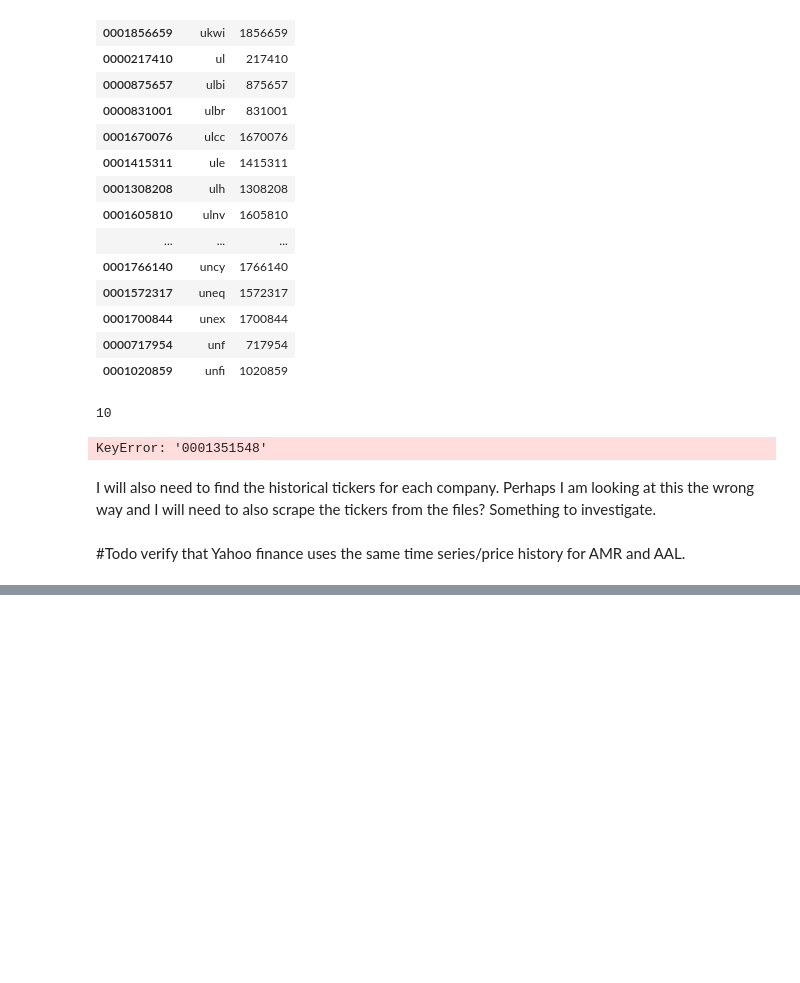
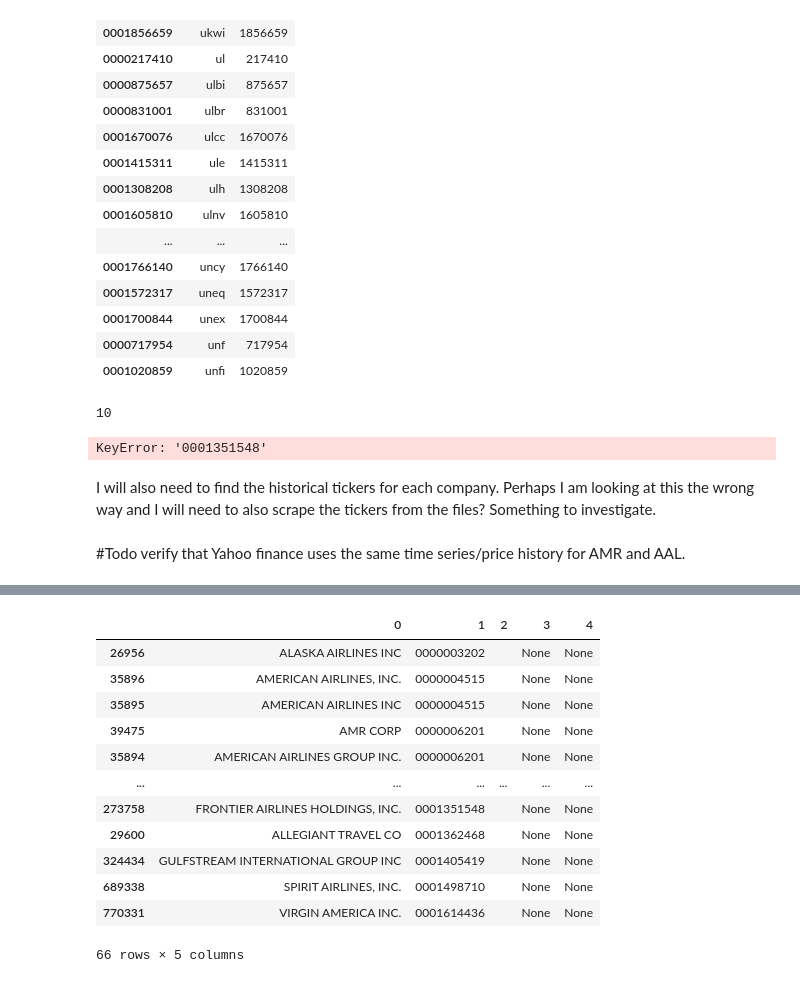
Before and after one commit to lkrenn/10K-10Q-NLP-Project, a Jupyter notebook: Step1-Data/CIK_to_Ticker.ipynb, the cells around one changed output, grey strips where cells are left out. Saved outputs shown, nothing was run; the diff lists cells and outputs as text; code cells hidden in the pictures; blank space fills up the shorter version.

```diff
--- a/Step1-Data/CIK_to_Ticker.ipynb
+++ b/Step1-Data/CIK_to_Ticker.ipynb
@@ -376,0 +455,17 @@ I will also need to find the historical tickers for each company. Perhaps I am l
+# %%
+res = mapping[mapping[1].isin(os.listdir('sec-edgar-filings/'))].sort_values(1)
+res
+# %% [output]
+|  | 0 | 1 | 2 | 3 | 4 |
+| 26956 | ALASKA AIRLINES INC | 0000003202 |  | None | None |
+| 35896 | AMERICAN AIRLINES, INC. | 0000004515 |  | None | None |
+| 35895 | AMERICAN AIRLINES INC | 0000004515 |  | None | None |
+| 39475 | AMR CORP | 0000006201 |  | None | None |
+| 35894 | AMERICAN AIRLINES GROUP INC. | 0000006201 |  | None | None |
+| ... | ... | ... | ... | ... | ... |
+| 273758 | FRONTIER AIRLINES HOLDINGS, INC. | 0001351548 |  | None | None |
+| 29600 | ALLEGIANT TRAVEL CO | 0001362468 |  | None | None |
+| 324434 | GULFSTREAM INTERNATIONAL GROUP INC | 0001405419 |  | None | None |
+| 689338 | SPIRIT AIRLINES, INC. | 0001498710 |  | None | None |
+| 770331 | VIRGIN AMERICA INC. | 0001614436 |  | None | None |
+66 rows × 5 columns
```
Also changed, not shown: parts of 12 cells of this notebook, 4 other files.
